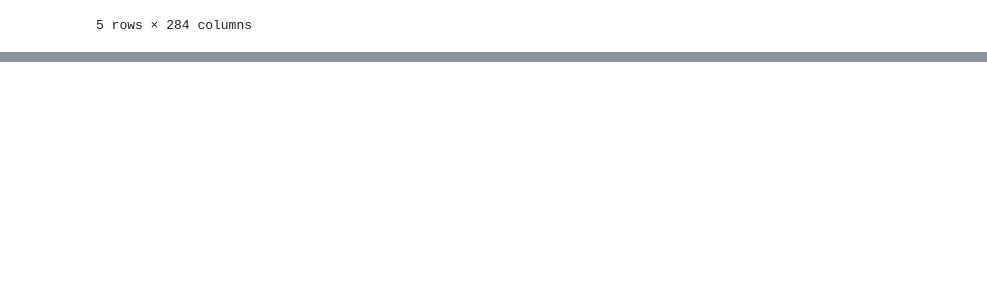
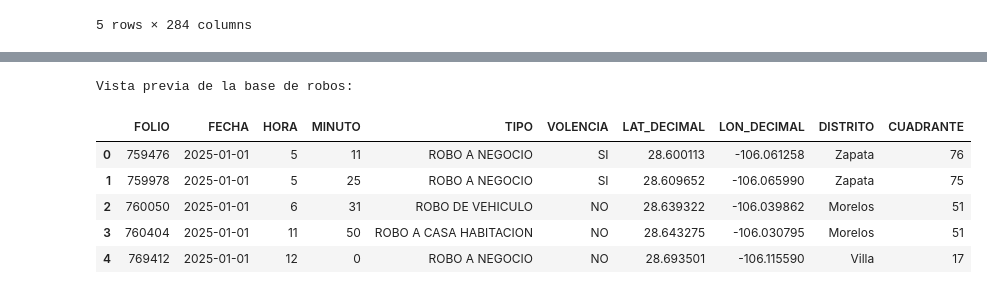
Before and after one commit to CLA-TI3001C-AD2025-G100/A01563230-EDA, a Jupyter notebook: CLUSTERING_MOD.ipynb, the cells around one changed output, grey strips where cells are left out. Saved outputs shown, nothing was run; the diff lists cells and outputs as text; code cells hidden in the pictures; blank space fills up the shorter version.

```diff
--- a/CLUSTERING_MOD.ipynb
+++ b/CLUSTERING_MOD.ipynb
@@ -174,0 +134,23 @@ AttributeError: 'list' object has no attribute 'head'
+# %%
+# Leer base de datos de robos (FICOSEC)
+
+df = pd.read_excel("data/IPH_robos_ene-ago-2025_tecmty.xlsx")
+
+# Asegurar que las columnas sean numéricas
+df["LATITUD"] = pd.to_numeric(df["LATITUD"], errors="coerce")
+df["LONGITUD"] = pd.to_numeric(df["LONGITUD"], errors="coerce")
+df = df.dropna(subset=["LATITUD", "LONGITUD"])
+
+# Renombrar columnas a formato decimal
+df = df.rename(columns={"LATITUD": "LAT_DECIMAL", "LONGITUD": "LON_DECIMAL"})
+
+print("Vista previa de la base de robos:")
+df.head()
+# %% [output]
+Vista previa de la base de robos:
+|  | FOLIO | FECHA | HORA | MINUTO | TIPO | VOLENCIA | LAT_DECIMAL | LON_DECIMAL | DISTRITO | CUADRANTE |
+| 0 | 759476 | 2025-01-01 | 5 | 11 | ROBO A NEGOCIO | SI | 28.600113 | -106.061258 | Zapata | 76 |
+| 1 | 759978 | 2025-01-01 | 5 | 25 | ROBO A NEGOCIO | SI | 28.609652 | -106.065990 | Zapata | 75 |
+| 2 | 760050 | 2025-01-01 | 6 | 31 | ROBO DE VEHICULO | NO | 28.639322 | -106.039862 | Morelos | 51 |
+| 3 | 760404 | 2025-01-01 | 11 | 50 | ROBO A CASA HABITACION | NO | 28.643275 | -106.030795 | Morelos | 51 |
+| 4 | 769412 | 2025-01-01 | 12 | 0 | ROBO A NEGOCIO | NO | 28.693501 | -106.115590 | Villa | 17 |
```
Also changed, not shown: parts of 15 cells of this notebook.
